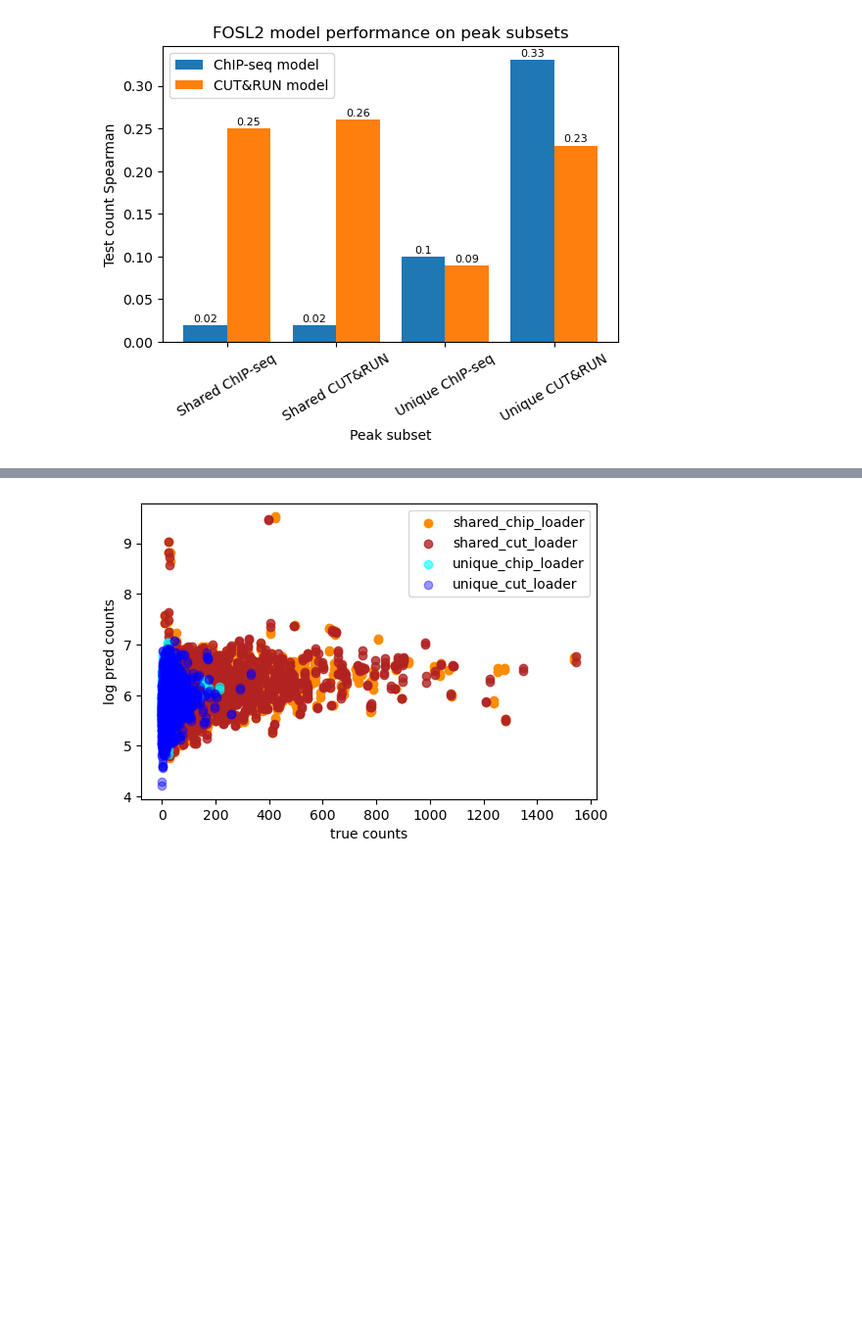
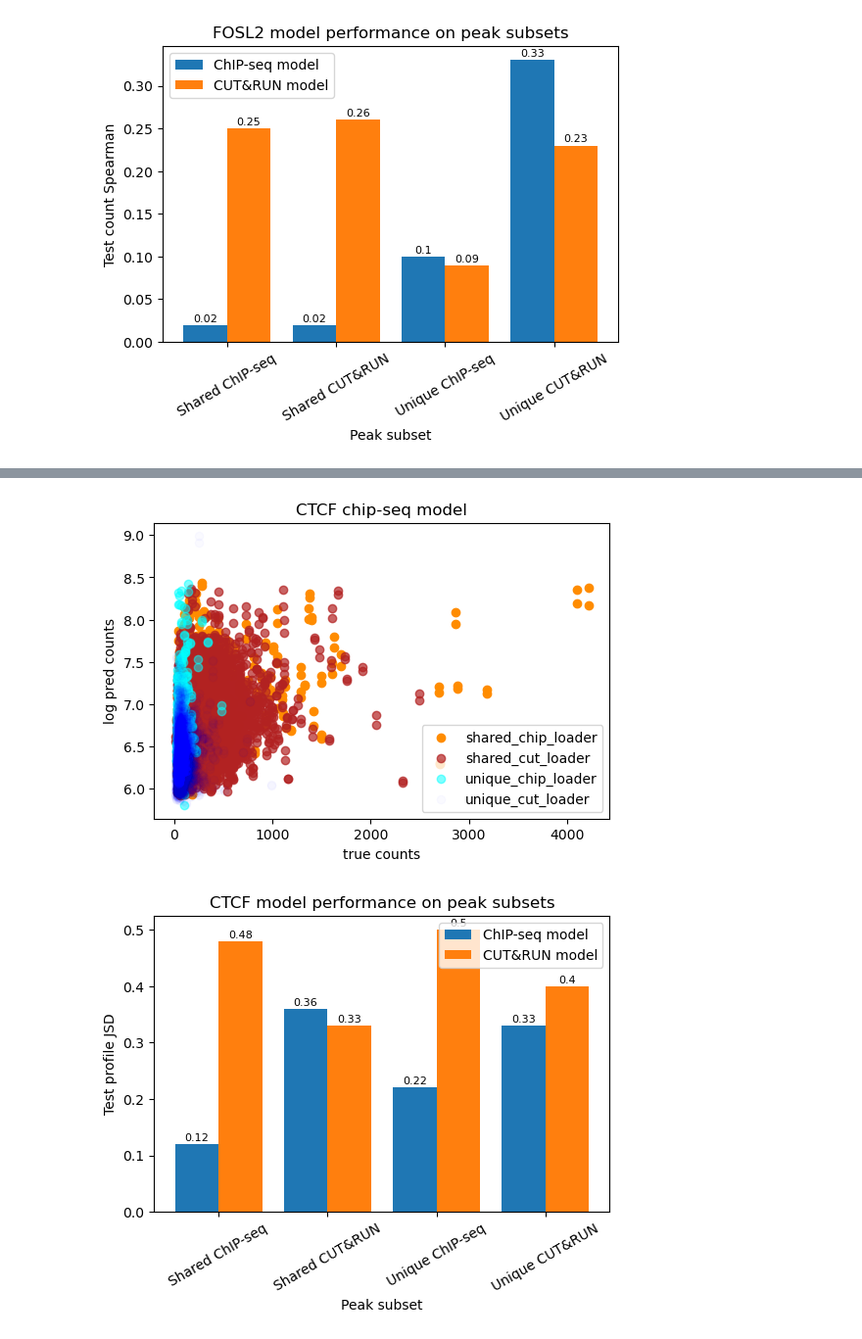
Before and after one commit to katie-sp/bpnet-internship, a Jupyter notebook: reports/katie_notebooks/summer2022_analysis/metrics_across_subsets.ipynb, the cells around one changed output, grey strips where cells are left out. Shown at 98% size. Drawn from its saved outputs; the diff is of its cells as text; code cells hidden in the pictures; blank space fills up the shorter version.

```diff
--- a/reports/katie_notebooks/summer2022_analysis/metrics_across_subsets.ipynb
+++ b/reports/katie_notebooks/summer2022_analysis/metrics_across_subsets.ipynb
@@ -56,7 +56,7 @@ colors = ['darkorange', 'firebrick', 'aqua', 'blue']
 for i in range(len(tfs)):
     model, tf, assay, control, save_path = models[i], tfs[i], assays[i], controls[i], save_paths[i]
     for peak_subset in peak_subsets:
-        save_preds_by_subset(model, tf, assay, control, save_path, peak_subset, chrom_subset='test')
+        save_preds_by_subset(model, tf, assay, control, save_path, peak_subset, chrom_subset='full')
 # %% [output]
 This is NOT the assay: cutnrun
 Tasks path: /home/katie/bp_repo/research/data/chip-seq/
@@ -332,3 +340,5 @@ plot_metrics('FOSL2', 'Test count Spearman')
+# %%
+alphas=[1,0.3,0.4,0.02]
 # %%
 def plot_counts_across_subsets(tf, assay):
     ''' Create a scatterplot of true vs pred counts, color coded by peak subset
@@ -340,8 +350,9 @@ def plot_counts_across_subsets(tf, assay):
     for i, key in enumerate(keys): # shared_chip_loader, etc.
         true_counts = preds_dict[key]['true_counts'].reshape((-1, 2)).sum(axis=1)
         log_pred_counts = preds_dict[key]['log_pred_counts'].reshape((-1, 2)).sum(axis=1)
-        plt.scatter(x = true_counts, y = log_pred_counts, color=colors[i], alpha= 1 - 0.2*i, label=key)
+        plt.scatter(x = true_counts, y = log_pred_counts, color=colors[i], alpha= alphas[i], label=key)
 
     plt.xlabel('true counts')
     plt.ylabel('log pred counts')
+    plt.title(f'{tf} {assay} model')
     plt.legend()
@@ -348,4 +375,9 @@ def plot_counts_across_subsets(tf, assay):
 # %%
-plot_counts_across_subsets('FOSL2', 'cutnrun')
-metrics.loc['FOSL2 cutnrun model']
+tf = 'CTCF'
+plot_counts_across_subsets(tf, 'chip-seq')
+plot_metrics(tf, 'Test profile JSD')
+plot_metrics(tf, 'Test count Pearson')
+plot_metrics(tf, 'Test count Spearman')
+plot_counts_across_subsets(tf, 'cutnrun')
+#display(metrics.loc[tf + ' ' + 'chip-seq model':tf + ' ' + 'cutnrun model'])
 # %% [output]
@@ -358 +384,2 @@ metrics.loc['FOSL2 cutnrun model']
-[figure, old version]
+[figure, new version]
+[figure, added]
```
Also changed, not shown: parts of 9 cells of this notebook, 3 other files.
